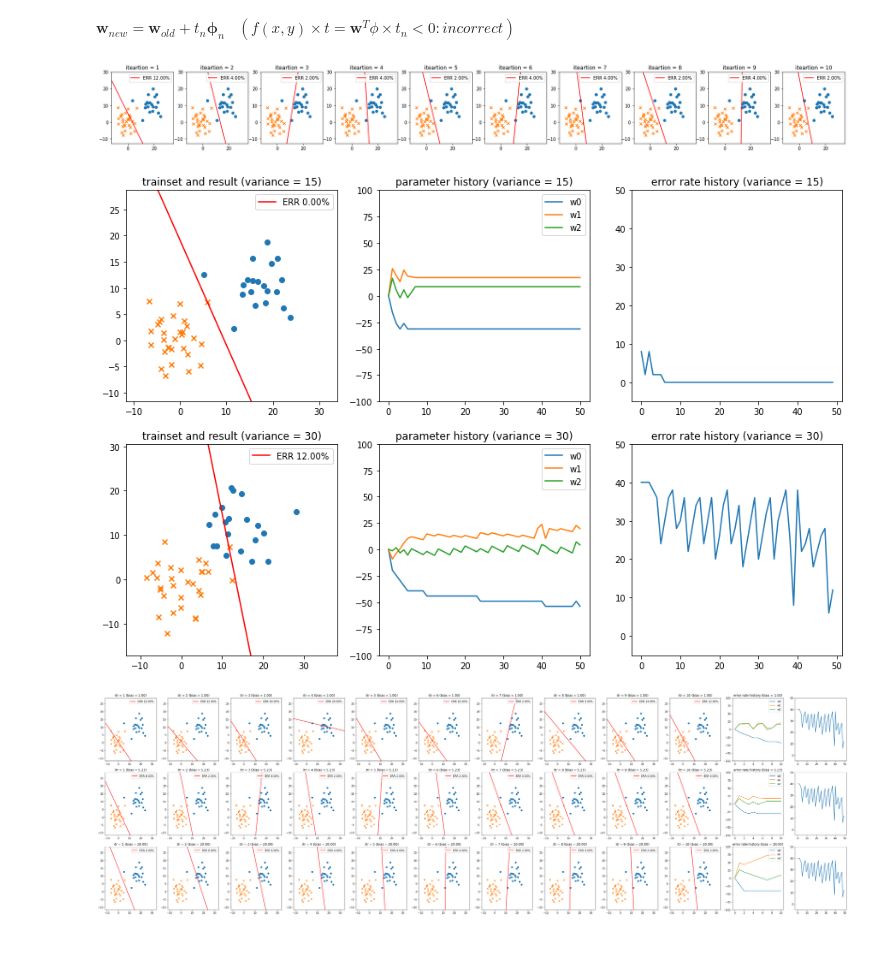
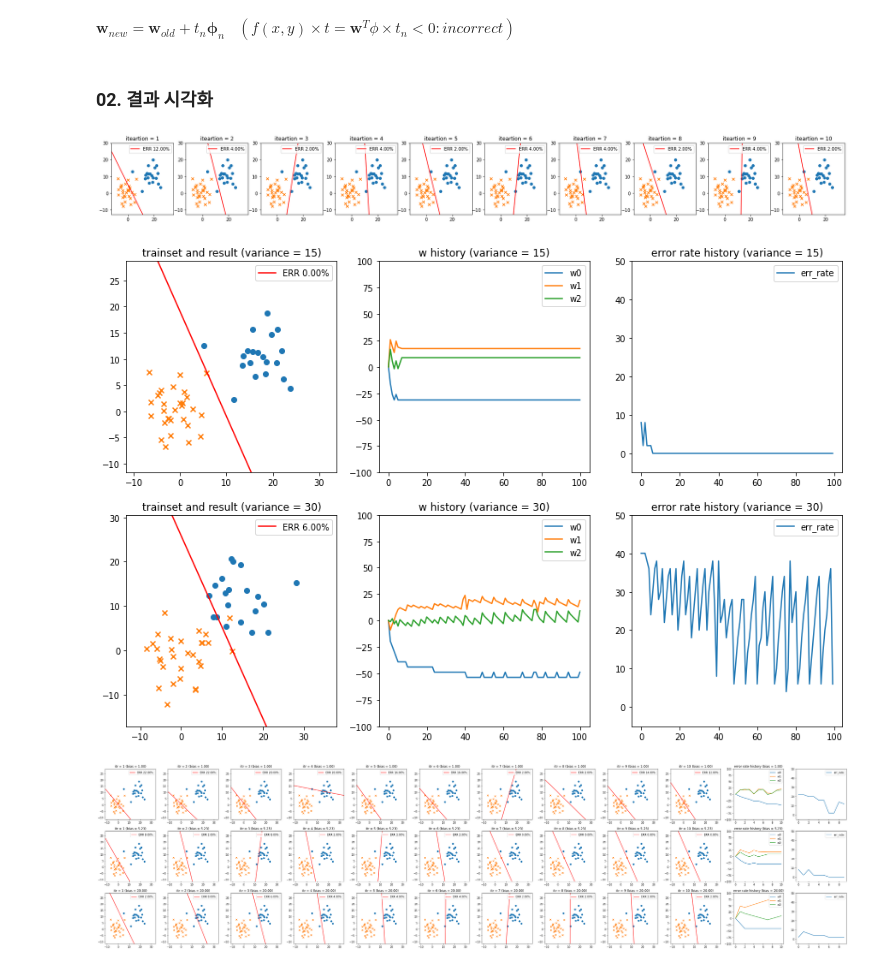
Before and after one commit to jaehosung/ml4se_codes, a Jupyter notebook: MLStudy_exercise04_refactor.ipynb, the cells around one changed output. Cells and saved outputs as stored; diff of their text form; code cells hidden in the pictures.

```diff
--- a/MLStudy_exercise04_refactor.ipynb
+++ b/MLStudy_exercise04_refactor.ipynb
@@ -45,3 +45,9 @@ def create_dataset(variance):
     df = df.reset_index(drop=True)
 
     return df
+# %%
+# 트레인 셋 만들어 보기
+Variance = 50
+training_set = create_dataset(Variance)
+
+training_set
@@ -139,3 +154,5 @@ def fit_perceptron(training_set, iteration_num, bias=None):
+# %% [markdown]
+### **02. 결과 시각화**
 # %%
 # 트레이닝 셋 및 직선 시각화
 def plot_data_graph_with_line(training_set, parameters, data_graph):
@@ -167,14 +184,14 @@ def plot_data_graph_with_line(training_set, parameters, data_graph):
     data_graph.legend(loc=1) # loc = 1 : 우측 상단에 범례 표시
 
 # 파라미터 변화 시각화
-def plot_parameter_history(paramhist,param_graph):
+def plot_w_history(paramhist,param_graph):
     param_graph.set_ylim([-100,100])
     paramhist.plot(ax=param_graph)
     param_graph.legend(loc=1)
 # 파라미터 변화 시각화
 def plot_error_rate_history(err_rate_hist,err_rate_graph):
     err_rate_graph.set_ylim([-5,50])
-    err_rate_graph.plot(np.arange(len(err_rate_hist.values)),err_rate_hist.values)
+    err_rate_hist.plot(ax=err_rate_graph)
 # %%
 # 이터레이션에 따른 결과 직선 계수(w0, w1, w2)의 변화 시각화
 np.random.seed(0)
@@ -188,7 +205,7 @@ training_set = create_dataset(variance)
 fig, axs = plt.subplots(1, 10, figsize=(30,3))
 
 for itr in range(10):
-        result, w_hist, err_hist = fit_perceptron(training_set, itr+1)
+        result, w_hist, err_hist, _ = fit_perceptron(training_set, itr+1)
         plot_data_graph_with_line(training_set, result, axs[itr])
         axs[itr].set_title("iteartion = %d" % (itr+1))
 fig.show()
@@ -199,53 +216,53 @@ fig.show()
 np.random.seed(0)
 
 Variances = [15,30] # 분산 정도가 다른 두 데이터를 정의하기 위한 분산 리스트
-iteration_num = 50
+iteration_num = 100
 fig, axs = plt.subplots(2, 3, figsize=(15,10))
 for c, variance in enumerate(Variances):
     axs[c][0].set_title("trainset and result (variance = %d)" % variance)
-    axs[c][1].set_title("parameter history (variance = %d)" % variance)
+    axs[c][1].set_title("w history (variance = %d)" % variance)
     axs[c][2].set_title("error rate history (variance = %d)" % variance)
 
     training_set = create_dataset(variance)
-    result, w_hist, err_rate_hist = fit_perceptron(training_set, iteration_num)
+    result, w_hist, err_rate_hist, _ = fit_perceptron(training_set, iteration_num)
 
     plot_data_graph_with_line(training_set, result,axs[c][0])
-    plot_parameter_history(w_hist,axs[c][1])
+    plot_w_history(w_hist,axs[c][1])
     plot_error_rate_history(err_rate_hist,axs[c][2])
 fig.show()
 # %% [output]
-[figure, old version]
+[figure, new version]
 # %%
 # bias에 따른 결과 변화 시각화
 np.random.seed(0)
 
 # 파라미터
 max_num_of_iteration = 10
 #variance = 30
 variance = 15
 bias_list = [1, None, 20] # bias가 None인 경우 x_n, y_n의 평균
 
 training_set = create_dataset(variance)
 
-fig, axs = plt.subplots(3, 12, figsize=(40,12))
+fig, axs = plt.subplots(3, 12, figsize=(40,10))
 
 for row, bias in enumerate(bias_list):
     for itr in range(max_num_of_iteration):
-        result, w_hist, err_hist = fit_perceptron(training_set, itr+1, bias=bias)
+        result, w_hist, err_hist, _ = fit_perceptron(training_set, itr+1, bias=bias)
 
         if bias is None:
             _bias = result["bias"]
         else :
             _bias = bias
 
         plot_data_graph_with_line(training_set, result, axs[row,itr])
         axs[row,itr].set_title("itr = %d (bias = %.2f)" % (itr+1,_bias))
 
-    plot_parameter_history(w_hist,axs[row][10])
-    axs[row][10].set_title("parameter history (bias = %.2f)" % (_bias))
-    plot_error_rate_history(err_rate_hist,axs[row][11])
+    plot_w_history(w_hist,axs[row][10])
+    axs[row][10].set_title("w history (bias = %.2f)" % (_bias))
+    plot_error_rate_history(err_hist,axs[row][11])
     axs[row][10].set_title("error rate history (bias = %.2f)" % (_bias))
 
 fig.tight_layout()
 # %% [output]
-[figure, old version]
+[figure, new version]
```
Also changed, not shown: parts of 5 cells of this notebook, 2 other files.
